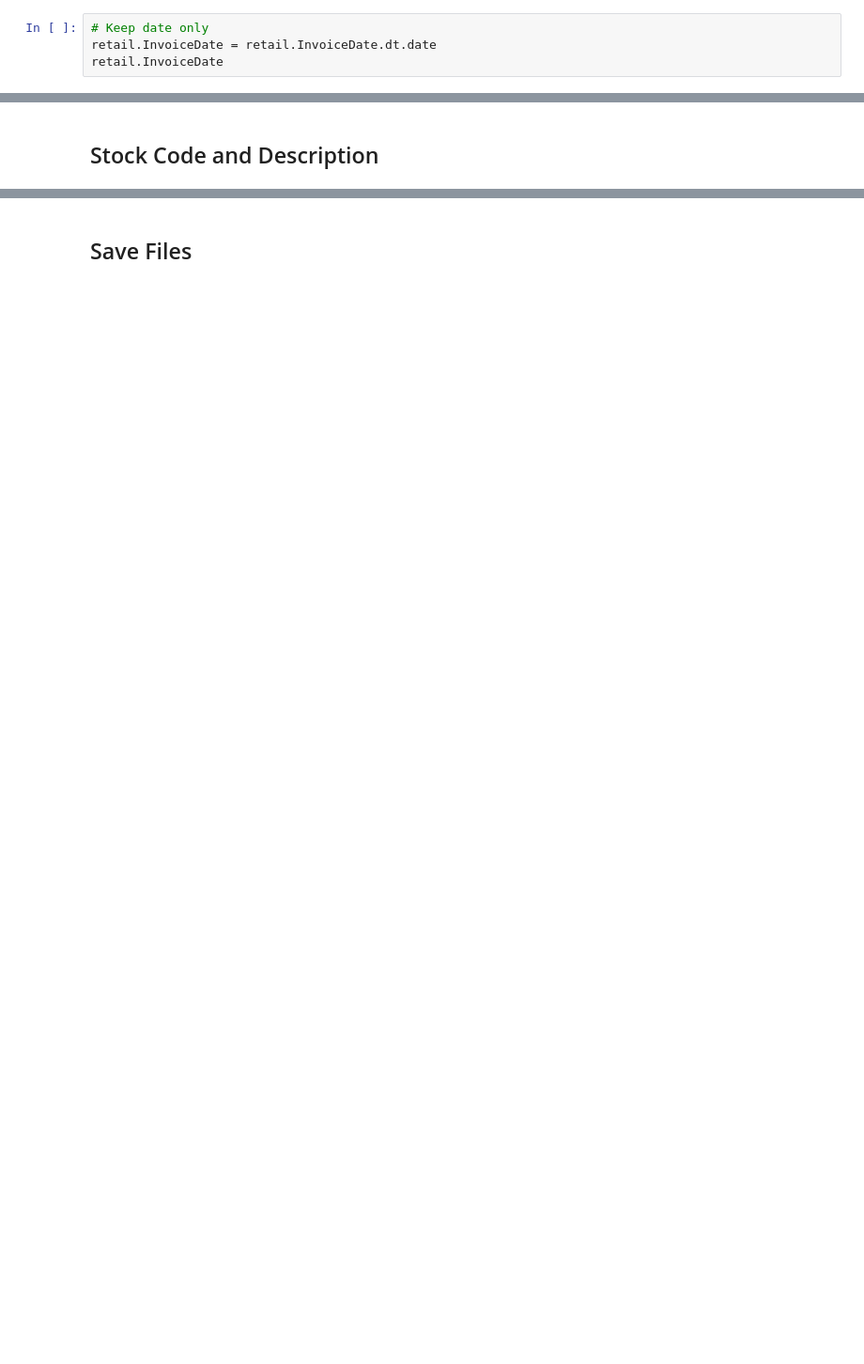
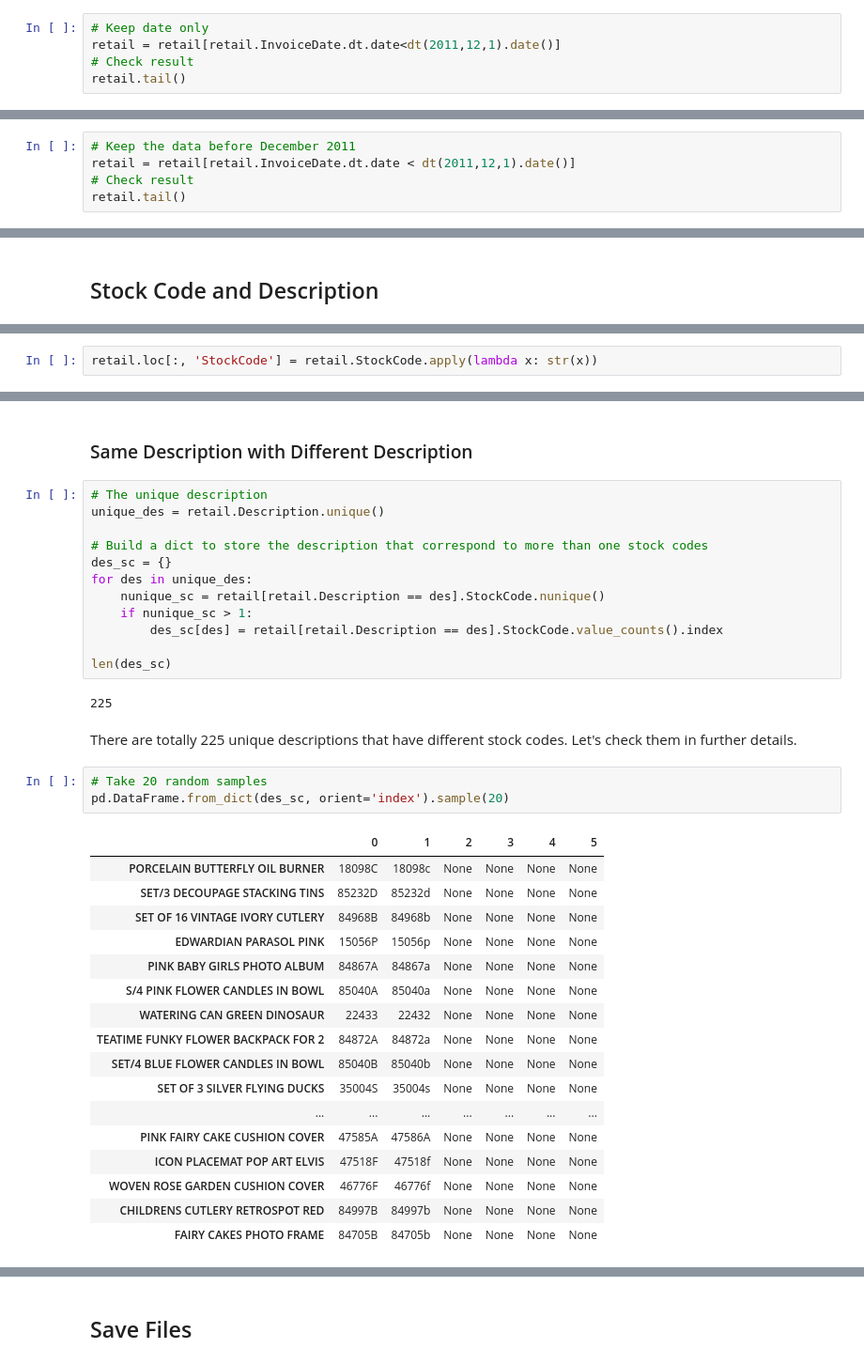
Before and after one commit to lasayin/Online-Retail-Business-Analysis-and-Customer-Segmentation, a Jupyter notebook: Online_Retail_Data_Wrangling.ipynb, the cells around one changed output, grey strips where cells are left out. Shown at 94% size. Drawn from its saved outputs; the diff is of its cells as text; blank space fills up the shorter version.

```diff
--- a/Online_Retail_Data_Wrangling.ipynb
+++ b/Online_Retail_Data_Wrangling.ipynb
@@ -313,6 +313,7 @@ Name: InvoiceDate, Length: 926039, dtype: datetime64[ns]
 For this project, the detailed time of the transactions is unnecessary, so we keep the date only.
 # %%
 # Keep date only
-retail.InvoiceDate = retail.InvoiceDate.dt.date
-retail.InvoiceDate
+retail = retail[retail.InvoiceDate.dt.date<dt(2011,12,1).date()]
+# Check result
+retail.tail()
 # %% [output]
@@ -330,0 +345,5 @@ Name: InvoiceDate, Length: 926039, dtype: object
+# %%
+# Keep the data before December 2011
+retail = retail[retail.InvoiceDate.dt.date < dt(2011,12,1).date()]
+# Check result
+retail.tail()
@@ -339,0 +390,2 @@ retail_p = retail[['Invoice', 'StockCode', 'Description']]
+# %%
+retail.loc[:, 'StockCode'] = retail.StockCode.apply(lambda x: str(x))
@@ -339,0 +463,39 @@ retail_p = retail[['Invoice', 'StockCode', 'Description']]
+# %% [markdown]
+### Same Description with Different Description
+# %%
+# The unique description
+unique_des = retail.Description.unique()
+
+# Build a dict to store the description that correspond to more than one stock codes
+des_sc = {}
+for des in unique_des:
+    nunique_sc = retail[retail.Description == des].StockCode.nunique()
+    if nunique_sc > 1:
+        des_sc[des] = retail[retail.Description == des].StockCode.value_counts().index
+
+len(des_sc)
+# %% [output]
+225
+# %% [markdown]
+There are totally 225 unique descriptions that have different stock codes. Let's check them in further details.
+# %%
+# Take 20 random samples
+pd.DataFrame.from_dict(des_sc, orient='index').sample(20)
+# %% [output]
+|  | 0 | 1 | 2 | 3 | 4 | 5 |
+| PORCELAIN BUTTERFLY OIL BURNER | 18098C | 18098c | None | None | None | None |
+| SET/3 DECOUPAGE STACKING TINS | 85232D | 85232d | None | None | None | None |
+| SET OF 16 VINTAGE IVORY CUTLERY | 84968B | 84968b | None | None | None | None |
+| EDWARDIAN PARASOL PINK | 15056P | 15056p | None | None | None | None |
+| PINK BABY GIRLS PHOTO ALBUM | 84867A | 84867a | None | None | None | None |
+| S/4 PINK FLOWER CANDLES IN BOWL | 85040A | 85040a | None | None | None | None |
+| WATERING CAN GREEN DINOSAUR | 22433 | 22432 | None | None | None | None |
+| TEATIME FUNKY FLOWER BACKPACK FOR 2 | 84872A | 84872a | None | None | None | None |
+| SET/4 BLUE FLOWER CANDLES IN BOWL | 85040B | 85040b | None | None | None | None |
+| SET OF 3 SILVER FLYING DUCKS | 35004S | 35004s | None | None | None | None |
+| ... | ... | ... | ... | ... | ... | ... |
+| PINK FAIRY CAKE CUSHION COVER | 47585A | 47586A | None | None | None | None |
+| ICON PLACEMAT POP ART ELVIS | 47518F | 47518f | None | None | None | None |
+| WOVEN ROSE GARDEN CUSHION COVER | 46776F | 46776f | None | None | None | None |
+| CHILDRENS CUTLERY RETROSPOT RED | 84997B | 84997b | None | None | None | None |
+| FAIRY CAKES PHOTO FRAME | 84705B | 84705b | None | None | None | None |
```
Also changed, not shown: parts of 52 cells of this notebook.
